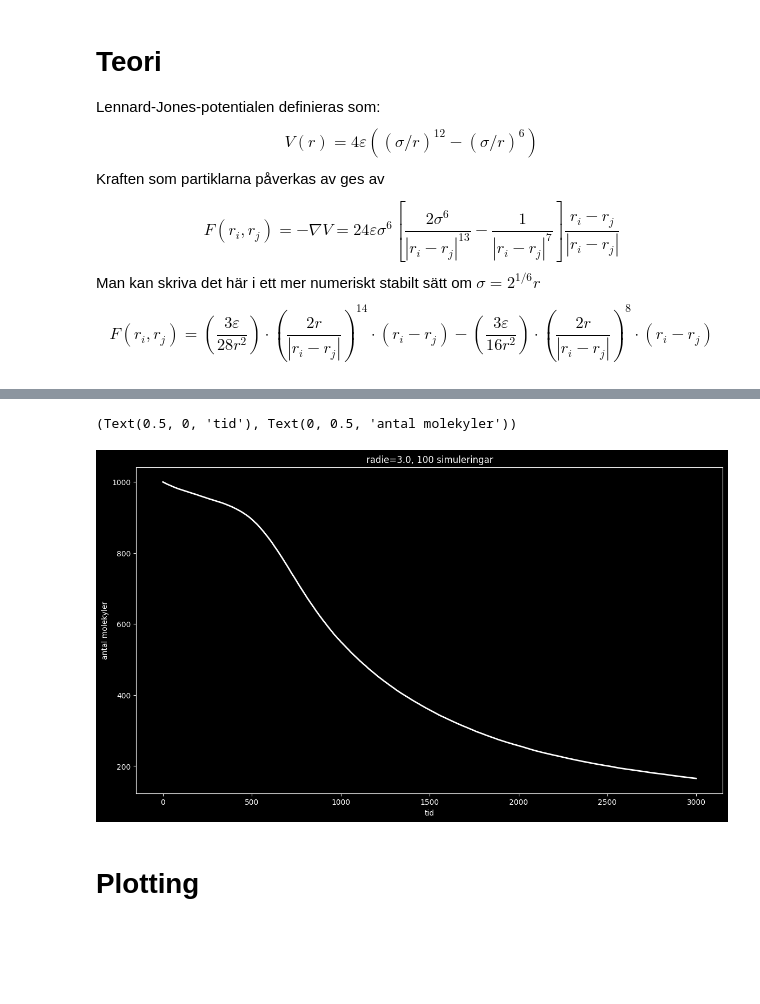
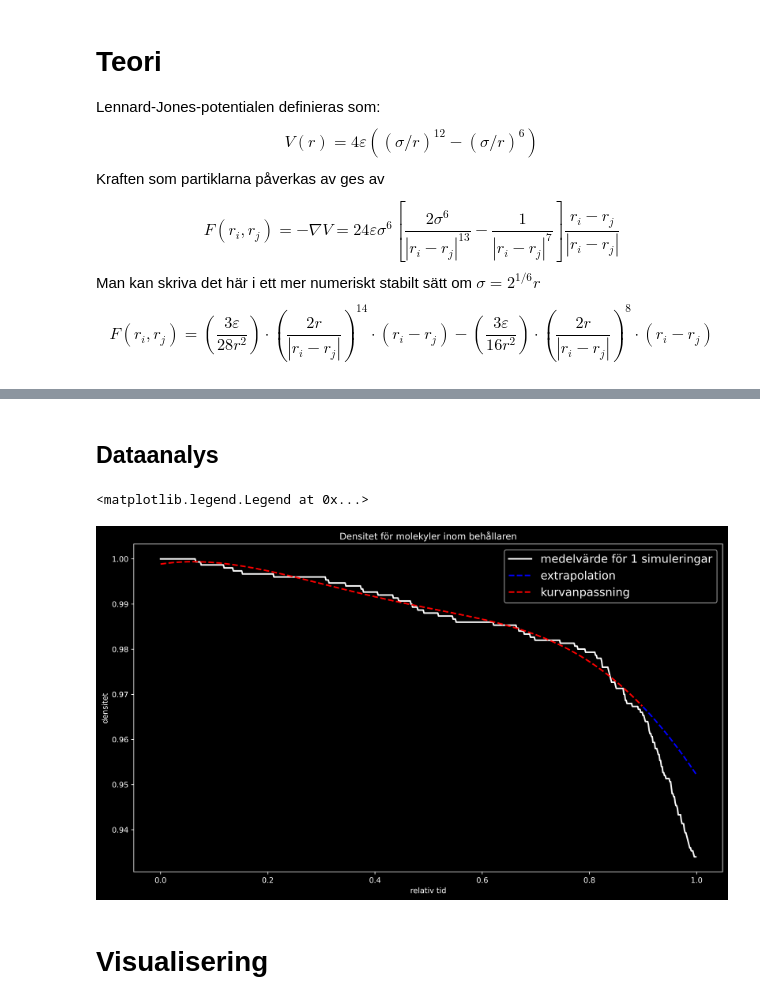
Before and after one commit to SunAndClouds/LennardJones, a Jupyter notebook: LJ-projekt.ipynb, the cells around one changed output, grey strips where cells are left out. Saved outputs shown, nothing was run; the diff lists cells and outputs as text; code cells hidden in the pictures; blank space fills up the shorter version.

Commit message:
Kaggle Notebook | LJ-projekt | Version 18

```diff
--- a/LJ-projekt.ipynb
+++ b/LJ-projekt.ipynb
@@ -1,31 +1,30 @@
 # %%
 import matplotlib.pyplot as plt
-from matplotlib.animation import FuncAnimation, FFMpegWriter
+from matplotlib.animation import FuncAnimation, FFMpegWriter, PillowWriter
 import numpy as np
 from numpy.random import normal, uniform
 from numba import njit
 from tqdm import tqdm
-from functools import partial
 import jax
 from jax import vmap, jit
 import jax.numpy as jnp
 from jax.config import config
+from scipy.optimize import curve_fit
 from scipy.stats import qmc
 from scipy.stats.qmc import LatinHypercube as LHS
-from sklearn.cluster import DBSCAN
 
 def memory(a):
     print("Used {}Mb".format(int(a.size*a.itemsize//1e6)))
 
-# dafult settings
 plt.rcParams["figure.figsize"] = [10, 10]
-np.set_printoptions(suppress=True, edgeitems=15, precision=3)
-jnp.set_printoptions(suppress=True, edgeitems=15, precision=3)
+np.set_printoptions(suppress=True, edgeitems=15, precision=4)
+jnp.set_printoptions(suppress=True, edgeitems=15, precision=4)
 config.update("jax_enable_x64", True)
 plt.rcParams["lines.linewidth"] = 2
 plt.rcParams["figure.dpi"] = 100
 plt.style.use(['dark_background'])
-# plt.style.available
+#plt.style.use(['seaborn-notebook'])
+#plt.style.available
 # %% [markdown]
 # Teori
 Lennard-Jones-potentialen definieras som:
@@ -190,15 +206,37 @@ simulation 11 finished
-# %%
-plt.figure(figsize=(14, 8))
-plt.title(f"radie={radius}, {n_simulations} simuleringar")
-plt.plot(particle_count.mean(0), color="white")
-plt.xlabel("tid"), plt.ylabel("antal molekyler")
-# plt.savefig("Simulering utan extern värme för 100 simuleringar.png")
-# np.save("Antalet partiklar utan extern värme för 100 simuleringar", particle_count)
-# %% [output]
-(Text(0.5, 0, 'tid'), Text(0, 0.5, 'antal molekyler'))
-[figure, removed]
 # %% [markdown]
-# Plotting
+## Dataanalys
+# %%
+def fit(x, a, b, c, d, e, f):
+    return a*np.exp(-b*x) + c*np.exp(-d*x**2) + e*np.exp(-f*x**3)
+
+cutoff = 0
+y = particle_count.mean(0)[cutoff:] / n_particles
+x = np.arange(cutoff, frames) / frames
+x_fit = x[:-frames//10]
+y_fit = y[:-frames//10]
+
+popt, pcov = curve_fit(fit, x_fit, y_fit)
+
+plt.figure(figsize=(14, 8), dpi=500)
+plt.title("Densitet för molekyler inom behållaren")
+
+plt.errorbar(x, y,
+             yerr=2*particle_count.std(0)[cutoff:]/np.sqrt(n_simulations)/n_particles,
+             alpha=0.01, color="grey")
+
+plt.plot(x, y, "-", color="white", label=f"medelvärde för {n_simulations} simuleringar") # light green
+plt.plot(x[-frames//10:], fit(x[-frames//10:], *popt), "--", color="blue", label="extrapolation")
+plt.plot(x_fit, fit(x_fit, *popt), "--", color="red", label="kurvanpassning")
+
+plt.xlabel("relativ tid"), plt.ylabel("densitet")
+plt.legend(fontsize=15)
+#plt.savefig("hel 4 simuleringar med 1500 partiklar tid=50000.png")
+#np.save("4 simuleringar med 1500 partiklar tid=50000", particle_count)
+# %% [output]
+<matplotlib.legend.Legend at 0x...>
+[figure, added]
+# %% [markdown]
+# Visualisering
 # %%
 class Scene:
     def __init__(self, i=0,
```
Also changed, not shown: parts of 13 cells of this notebook.
